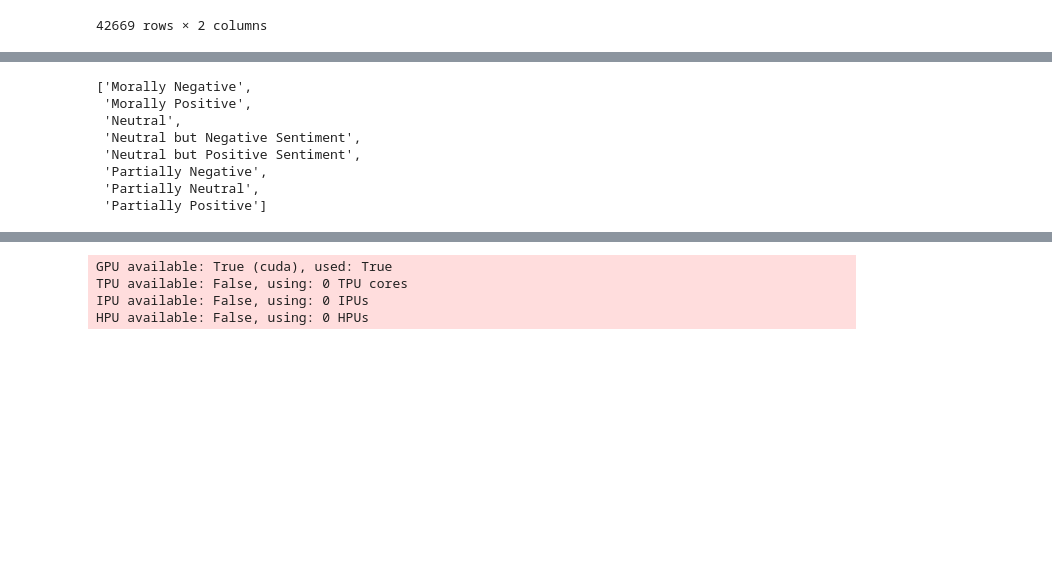
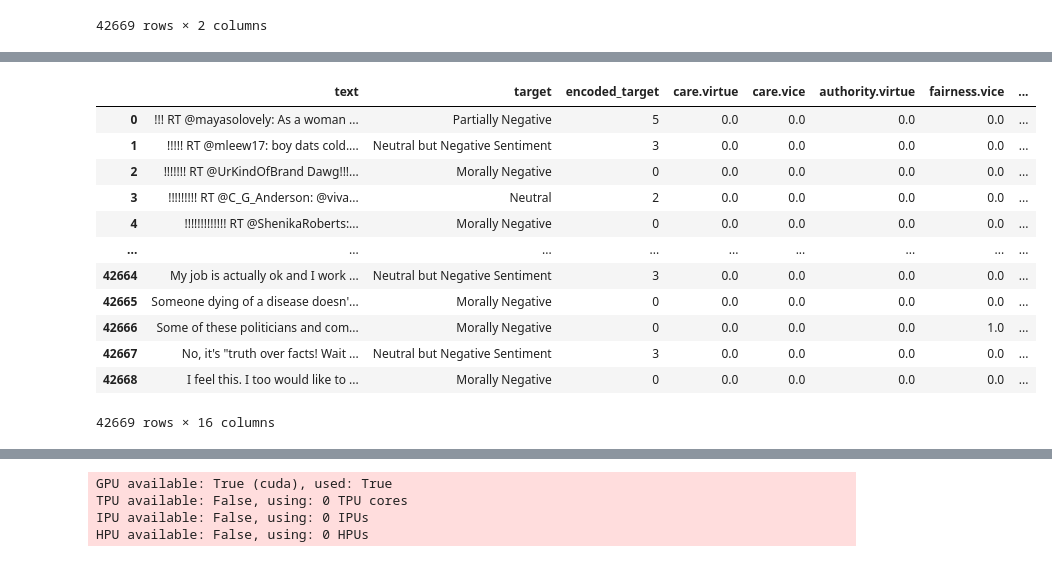
Before and after one commit to robertodr01/Ethical-NLP, a Jupyter notebook: deep-learning.ipynb, the cells around one changed output, grey strips where cells are left out. Saved outputs shown, nothing was run; the diff lists cells and outputs as text; code cells hidden in the pictures; blank space fills up the shorter version.

Commit message:
modified classes in torch_dataset.py and trained first model

```diff
--- a/deep-learning.ipynb
+++ b/deep-learning.ipynb
@@ -135,12 +157,23 @@ df
-# %%
-LABEL_COLUMNS = df.columns.tolist()[1:]
-LABEL_COLUMNS
-# %% [output]
-['Morally Negative',
- 'Morally Positive',
- 'Neutral',
- 'Neutral but Negative Sentiment',
- 'Neutral but Positive Sentiment',
- 'Partially Negative',
- 'Partially Neutral',
- 'Partially Positive']
+# %%
+data1 = pd.read_csv("datasets/edited/davidson_with_classes.csv")
+del data1['target']
+data2 = pd.read_csv("datasets/edited/mfrc_with_classes.csv")
+del data2['target']
+data = pd.concat([data1, data2]).reset_index()
+df = df.join(data)
+del df['index']
+df
+# %% [output]
+|  | text | target | encoded_target | care.virtue | care.vice | authority.virtue | fairness.vice | ... |
+| 0 | !!! RT @mayasolovely: As a woman ... | Partially Negative | 5 | 0.0 | 0.0 | 0.0 | 0.0 | ... |
+| 1 | !!!!! RT @mleew17: boy dats cold.... | Neutral but Negative Sentiment | 3 | 0.0 | 0.0 | 0.0 | 0.0 | ... |
+| 2 | !!!!!!! RT @UrKindOfBrand Dawg!!!... | Morally Negative | 0 | 0.0 | 0.0 | 0.0 | 0.0 | ... |
+| 3 | !!!!!!!!! RT @C_G_Anderson: @viva... | Neutral | 2 | 0.0 | 0.0 | 0.0 | 0.0 | ... |
+| 4 | !!!!!!!!!!!!! RT @ShenikaRoberts:... | Morally Negative | 0 | 0.0 | 0.0 | 0.0 | 0.0 | ... |
+| ... | ... | ... | ... | ... | ... | ... | ... | ... |
+| 42664 | My job is actually ok and I work ... | Neutral but Negative Sentiment | 3 | 0.0 | 0.0 | 0.0 | 0.0 | ... |
+| 42665 | Someone dying of a disease doesn'... | Morally Negative | 0 | 0.0 | 0.0 | 0.0 | 0.0 | ... |
+| 42666 | Some of these politicians and com... | Morally Negative | 0 | 0.0 | 0.0 | 0.0 | 1.0 | ... |
+| 42667 | No, it's "truth over facts! Wait ... | Neutral but Negative Sentiment | 3 | 0.0 | 0.0 | 0.0 | 0.0 | ... |
+| 42668 | I feel this. I too would like to ... | Morally Negative | 0 | 0.0 | 0.0 | 0.0 | 0.0 | ... |
+42669 rows × 16 columns
```
Also changed, not shown: parts of 4 cells of this notebook, 1 other file.
